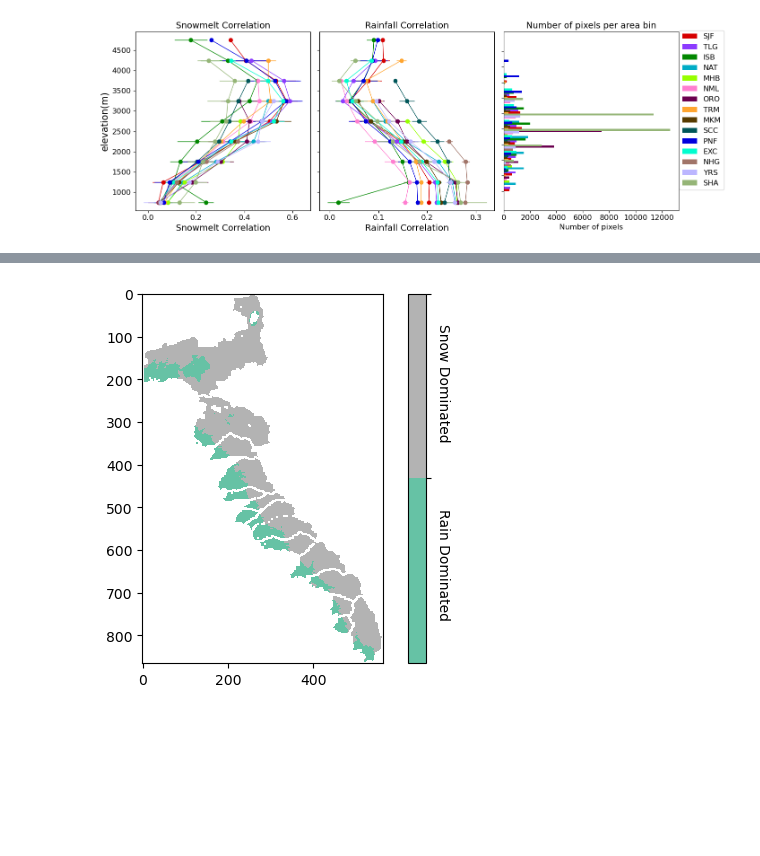
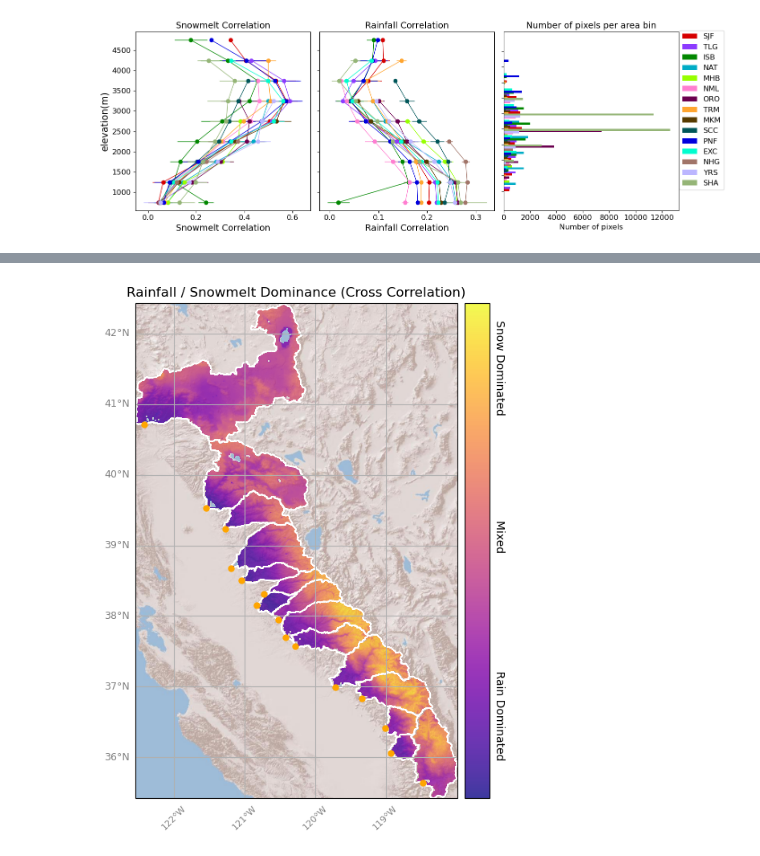
Before and after one commit to kashingtonDC/Baseflow_Source, a Jupyter notebook: code/05_XC_Figs.ipynb, the cells around one changed output, grey strips where cells are left out. Drawn from its saved outputs; the diff is of its cells as text; code cells hidden in the pictures; blank space fills up the shorter version.

```diff
--- a/code/05_XC_Figs.ipynb
+++ b/code/05_XC_Figs.ipynb
@@ -512,28 +581,27 @@ plt.ylim([0,0.5])
 # %%
 # Snowmelt / Rainfall dominance plot
 
-src = rio.open("../results/BF_XC_final/merged/prcp.tiff")
+src = rio.open("../results/BF_xc_K180/merged/prcp.tiff")
 prcp= src.read(1)
 prcp[prcp==src.nodata] = np.nan
 
-src = rio.open("../results/BF_XC_final/merged/smlt.tiff")
+src = rio.open("../results/BF_xc_K180/merged/smlt.tiff")
 smlt = src.read(1)
 smlt[smlt==src.nodata] = np.nan
 
-dom_arr = np.zeros_like(prcp)
-dom_arr[smlt>=prcp] = 1
-dom_arr[smlt<prcp] = -1
-dom_arr[dom_arr==0] = np.nan
-dom_arr[dom_arr==-1] = 0
+
+# min max normalization
+def normalize(arr):
+
+    return (arr - np.nanmin(arr)) / (np.nanmax(arr) - np.nanmin(arr))
+
+dom_arr = normalize(smlt) - normalize(prcp)
+
+
+fig, axes = plt.subplots(nrows=1, ncols=1,figsize = (12,8), subplot_kw={'projection': ccrs.PlateCarree()})
+im = plot_basemaps(dom_arr, "../shape/sierra_catchments.shp", "Rainfall / Snowmelt Dominance (Cross Correlation)", ax = axes, latlabels = True, lonlabels = True)
+fig.subplots_adjust(wspace=0.02,hspace =0.00)
+
+plt.show()
+# %% [output]
+[figure, added]
-# %%
-plt.imshow(dom_arr, cmap = plt.cm.get_cmap('Set2', 2), vmin = 0, vmax = 1);
-cbar = plt.colorbar();
-
-#legend
-cbar.ax.get_yaxis().set_ticks([])
-yticks = np.linspace(*cbar.ax.get_ylim(), 3)[1:]
-cbar.set_ticks(yticks, labels=['        Rain Dominated','        Snow Dominated'], rotation= 270)
-
-plt.show()
-# %% [output]
-[figure, removed]
```
Also changed, not shown: parts of 10 cells of this notebook, 4 other files.
